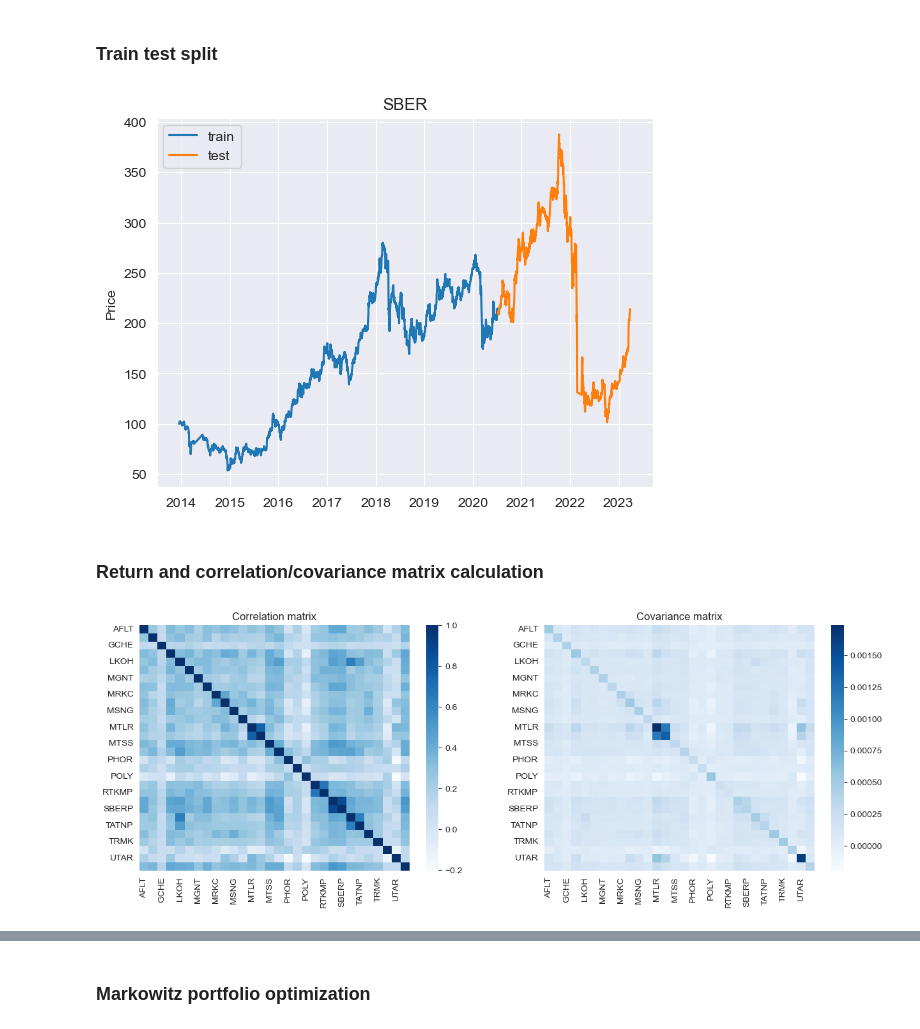
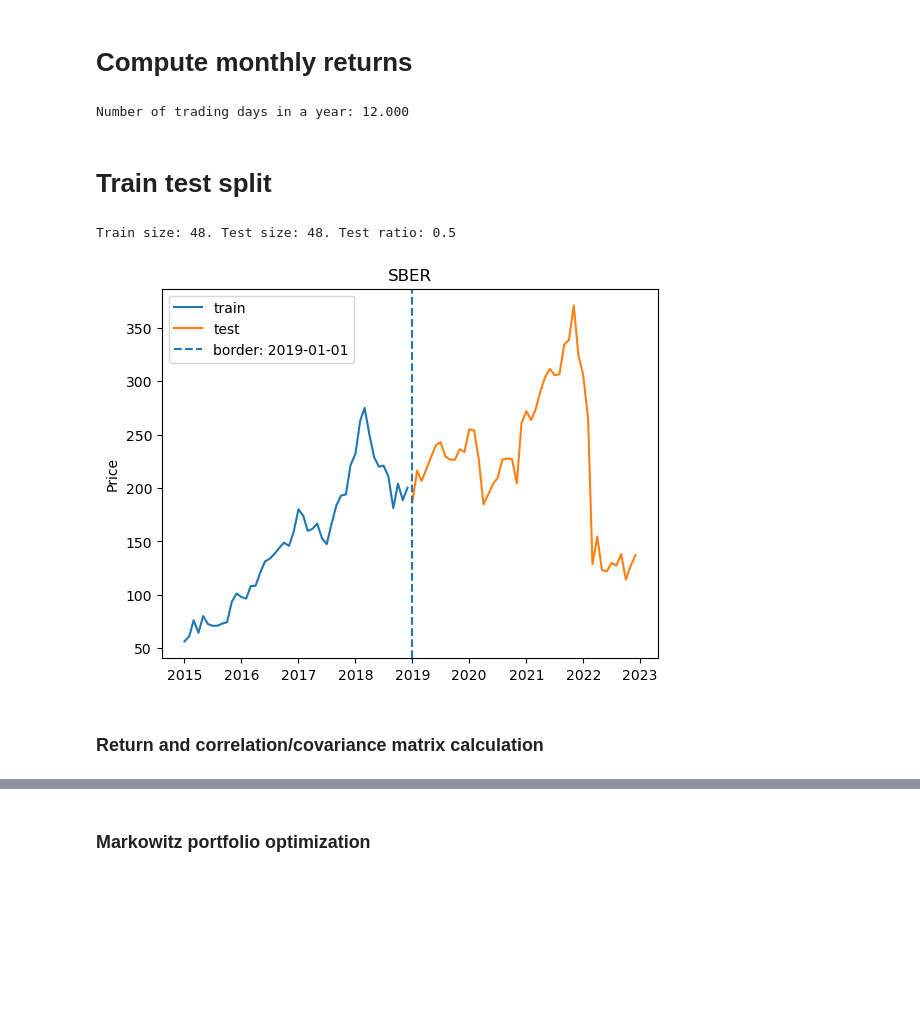
Before and after one commit to Maksim787/neurotrader, a Jupyter notebook: research/correlations.ipynb, the cells around one changed output, grey strips where cells are left out. Saved outputs shown, nothing was run; the diff lists cells and outputs as text; code cells hidden in the pictures; blank space fills up the shorter version.

```diff
--- a/research/correlations.ipynb
+++ b/research/correlations.ipynb
@@ -13 +15,4 @@ TRADING_DAYS_IN_YEAR = 252
+# %%
+USE_MONTHLY_PRICES = True
+# USE_MONTHLY_PRICES = False
 # %%
@@ -102,2 +138,16 @@ DataFrame size after merge: 2226
+# %% [markdown]
+# Compute monthly returns
+# %%
+def compute_mopnthly_prices(df_price):
+    return df_price.resample('MS').first()
+
+
+if USE_MONTHLY_PRICES:
+    df_price = compute_mopnthly_prices(df_price)
+
+TRADING_DAYS_IN_YEAR = df_price.index.year.value_counts()[:-2].mean()
+print(f'Number of trading days in a year: {TRADING_DAYS_IN_YEAR:.3f}')
+# %% [output]
+Number of trading days in a year: 12.000
 # %% [markdown]
-### Train test split
+# Train test split
@@ -112,13 +154,30 @@ assert len(set(df_price_test.index) & set(df_price_train.index)) == 0
+# %%
+from sklearn.model_selection import train_test_split
+
+
+TEST_RATIO = 0.5
+
+df_price_train, df_price_test = train_test_split(df_price, test_size=TEST_RATIO, shuffle=False)
+assert is_sorted(df_price_train.index) and is_sorted(df_price_test.index)
+assert df_price_test.index[0] > df_price_train.index[-1]
+
+print(f'Train size: {len(df_price_train)}. Test size: {len(df_price_test)}. Test ratio: {len(df_price_test) / (len(df_price_train) + len(df_price_test))}')
+# %% [output]
+Train size: 48. Test size: 48. Test ratio: 0.5
 # %%
-ticker = 'SBER'
-plt.plot(df_price_train[ticker], label='train')
-plt.plot(df_price_test[ticker], label='test')
-plt.ylabel('Price')
-plt.title(ticker)
-plt.legend(loc='upper left')
-plt.show()
+def plot_ticker(ticker: str, df_price_train, df_price_test):
+    plt.plot(df_price_train[ticker], label='train')
+    plt.plot(df_price_test[ticker], label='test')
+    plt.axvline(df_price_test.index[0], linestyle='dashed', label=f'border: {df_price_test.index[0].strftime("%Y-%m-%d")}')
+    plt.ylabel('Price')
+    plt.title(ticker)
+    plt.legend(loc='upper left')
+    plt.show()
+
+
+plot_ticker('SBER', df_price_train, df_price_test)
 # %% [output]
-[figure, old version]
+[figure, new version]
 # %% [markdown]
 ### Return and correlation/covariance matrix calculation
 # %%
@@ -133,10 +204,0 @@ df_returns_train, matrix_cov_train, matrix_corr_train = get_returns_cov_corr(df_
-# %%
-fig, (ax1, ax2) = plt.subplots(1, 2)
-fig.set_figwidth(15)
-fig.set_figheight(5)
-for matrix, title, ax in [(matrix_corr_train, 'Correlation', ax1), (matrix_cov_train, 'Covariance', ax2)]:
-    sns.heatmap(matrix, cmap='Blues', ax=ax)
-    ax.set_title(f'{title} matrix')
-plt.show()
-# %% [output]
-[figure, removed]
```
Also changed, not shown: parts of 40 cells of this notebook.
